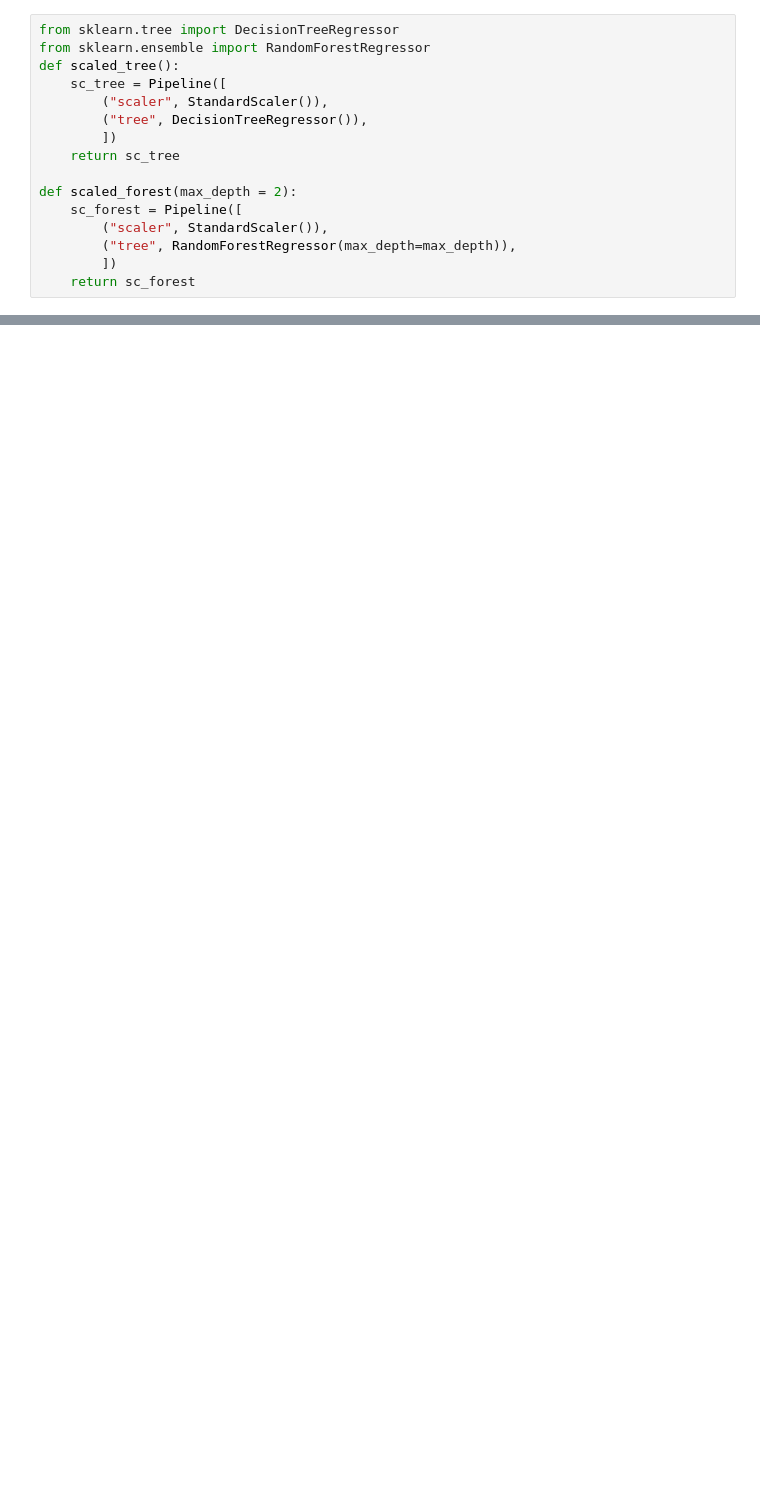
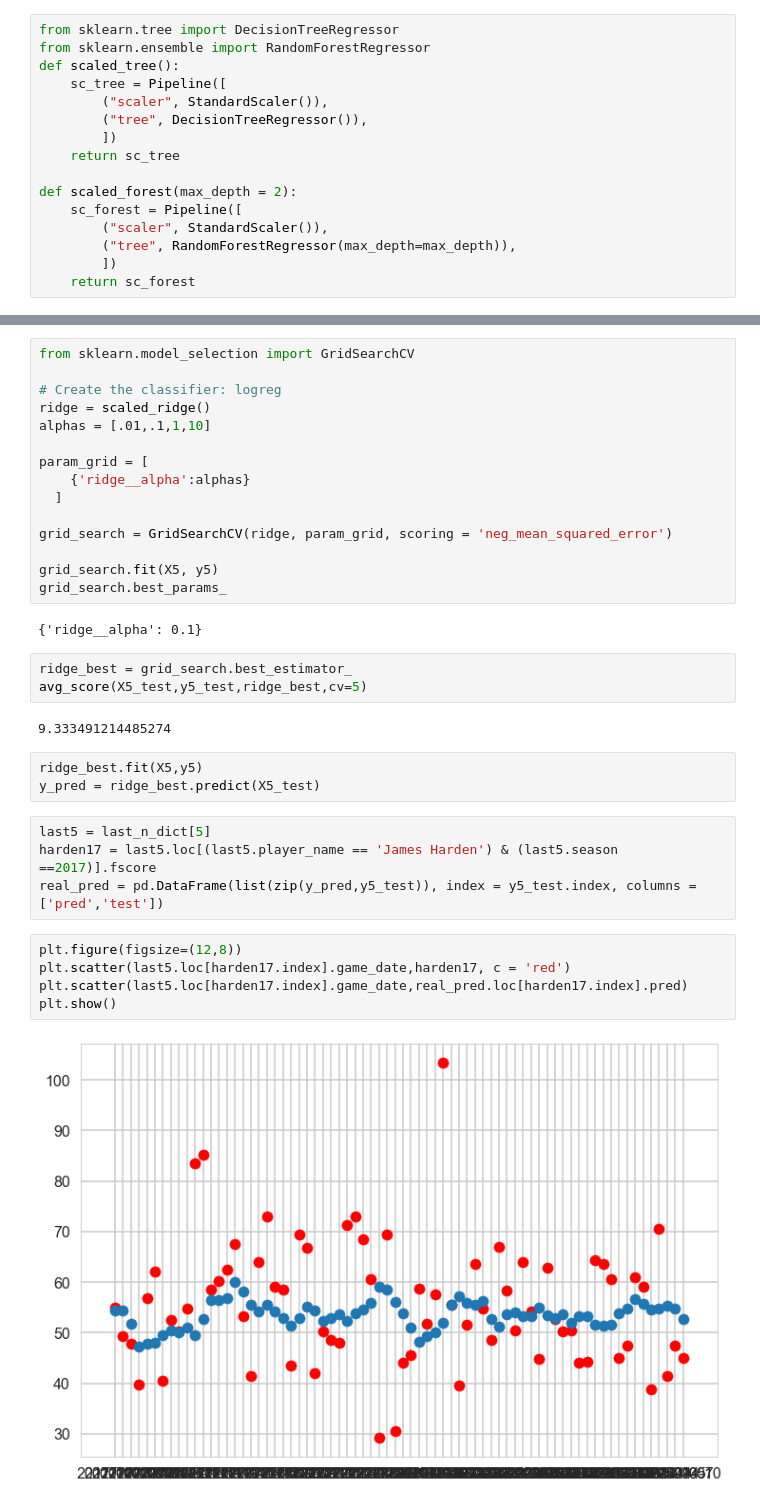
Before and after one commit to KaanME/NBA-Fantasy-Score-Predictor, a Jupyter notebook: Models.ipynb, the cells around one changed output, grey strips where cells are left out. Drawn from its saved outputs; the diff is of its cells as text; blank space fills up the shorter version.

```diff
--- a/Models.ipynb
+++ b/Models.ipynb
@@ -441,0 +402,36 @@ final_rmse
+# %%
+from sklearn.model_selection import GridSearchCV
+
+# Create the classifier: logreg
+ridge = scaled_ridge()
+alphas = [.01,.1,1,10]
+
+param_grid = [
+    {'ridge__alpha':alphas}
+  ]
+
+grid_search = GridSearchCV(ridge, param_grid, scoring = 'neg_mean_squared_error')
+
+grid_search.fit(X5, y5)
+grid_search.best_params_
+# %% [output]
+{'ridge__alpha': 0.1}
+# %%
+ridge_best = grid_search.best_estimator_
+avg_score(X5_test,y5_test,ridge_best,cv=5)
+# %% [output]
+9.333491214485274
+# %%
+ridge_best.fit(X5,y5)
+y_pred = ridge_best.predict(X5_test)
+# %%
+last5 = last_n_dict[5]
+harden17 = last5.loc[(last5.player_name == 'James Harden') & (last5.season ==2017)].fscore
+real_pred = pd.DataFrame(list(zip(y_pred,y5_test)), index = y5_test.index, columns = ['pred','test'])
+# %%
+plt.figure(figsize=(12,8))
+plt.scatter(last5.loc[harden17.index].game_date,harden17, c = 'red')
+plt.scatter(last5.loc[harden17.index].game_date,real_pred.loc[harden17.index].pred)
+plt.show()
+# %% [output]
+[figure, added]
```
Also changed, not shown: parts of 65 cells of this notebook.
